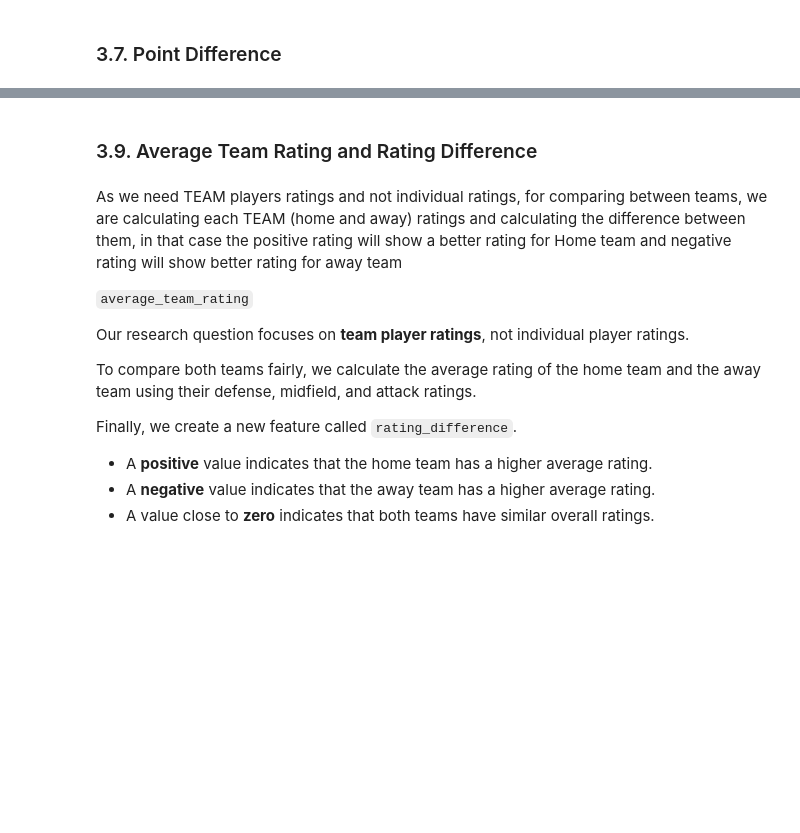
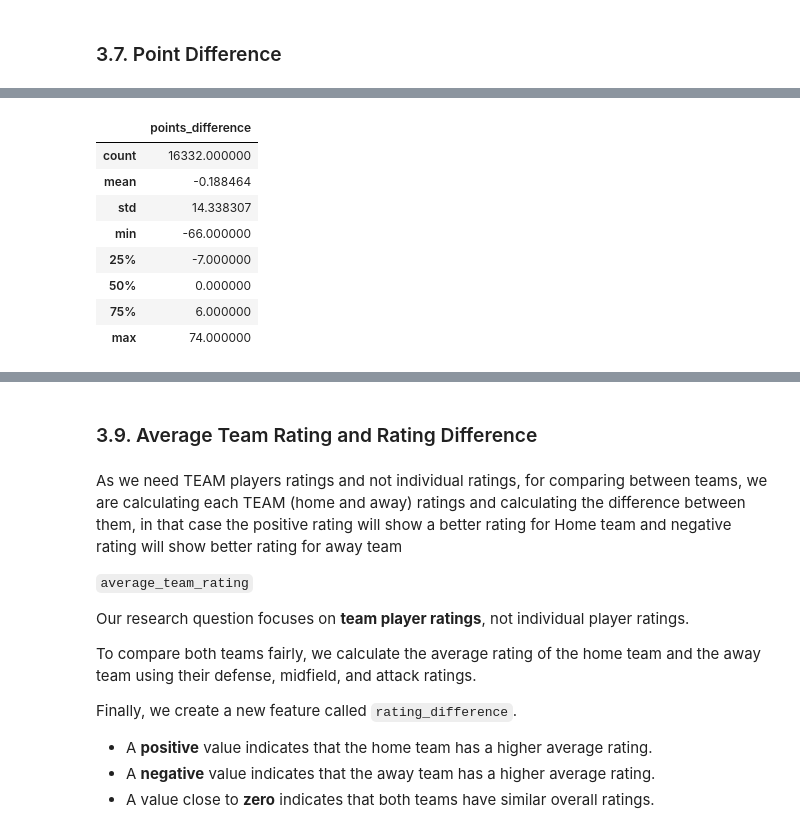
Before and after one commit to magrimuc/prj-2-eda-sql-football-matches-statistics, a Jupyter notebook: MaNU_notebook.ipynb, the cells around one changed output, grey strips where cells are left out. Cells and saved outputs as stored; diff of their text form; code cells hidden in the pictures; blank space fills up the shorter version.

```diff
--- a/MaNU_notebook.ipynb
+++ b/MaNU_notebook.ipynb
@@ -686,0 +718,12 @@ df_clean["points_difference"] = df_clean["home_points"] - df_clean["away_points"
+# %%
+clean_df[["points_difference"]].describe()
+# %% [output]
+|  | points_difference |
+| count | 16332.000000 |
+| mean | -0.188464 |
+| std | 14.338307 |
+| min | -66.000000 |
+| 25% | -7.000000 |
+| 50% | 0.000000 |
+| 75% | 6.000000 |
+| max | 74.000000 |
```
Also changed, not shown: parts of 22 cells of this notebook.
